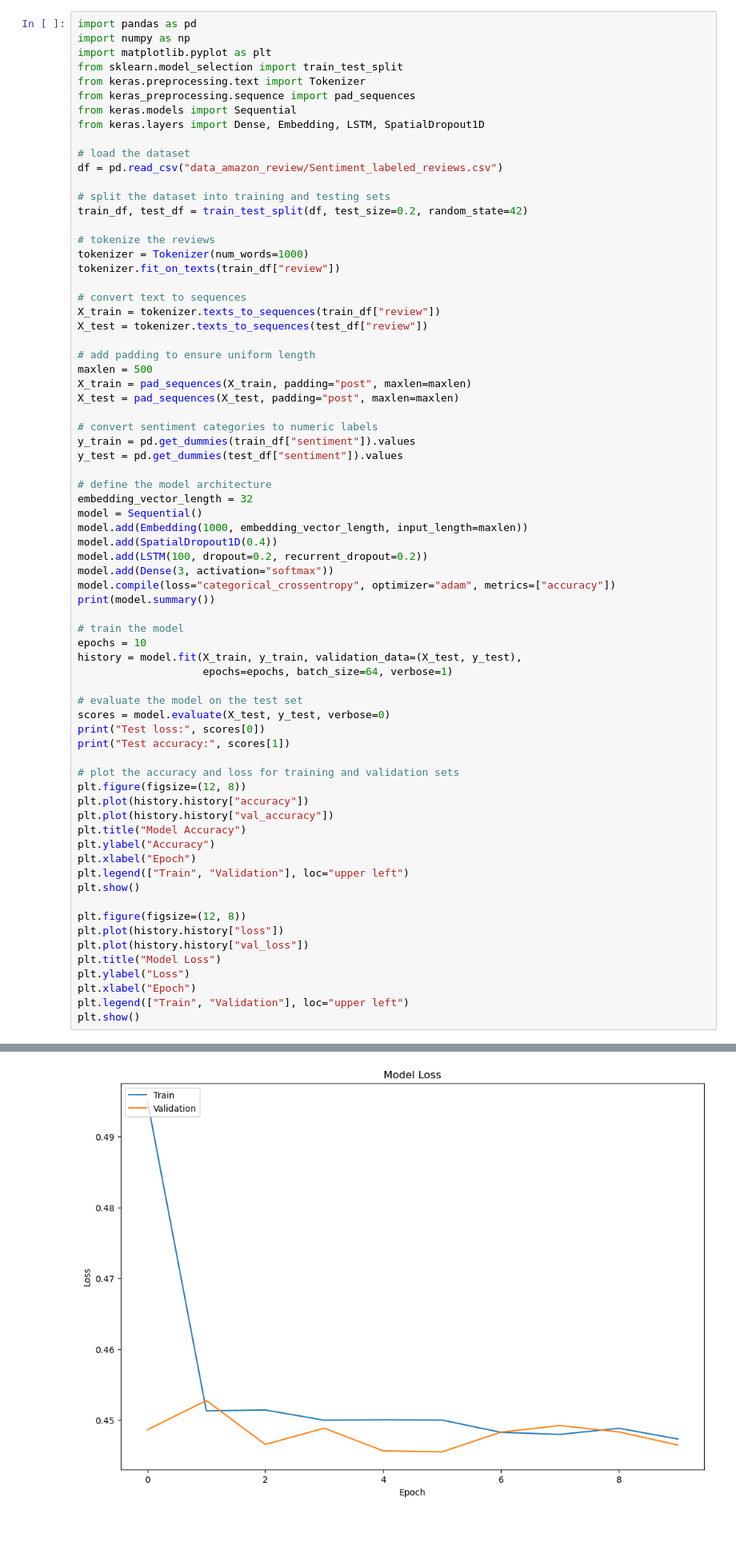
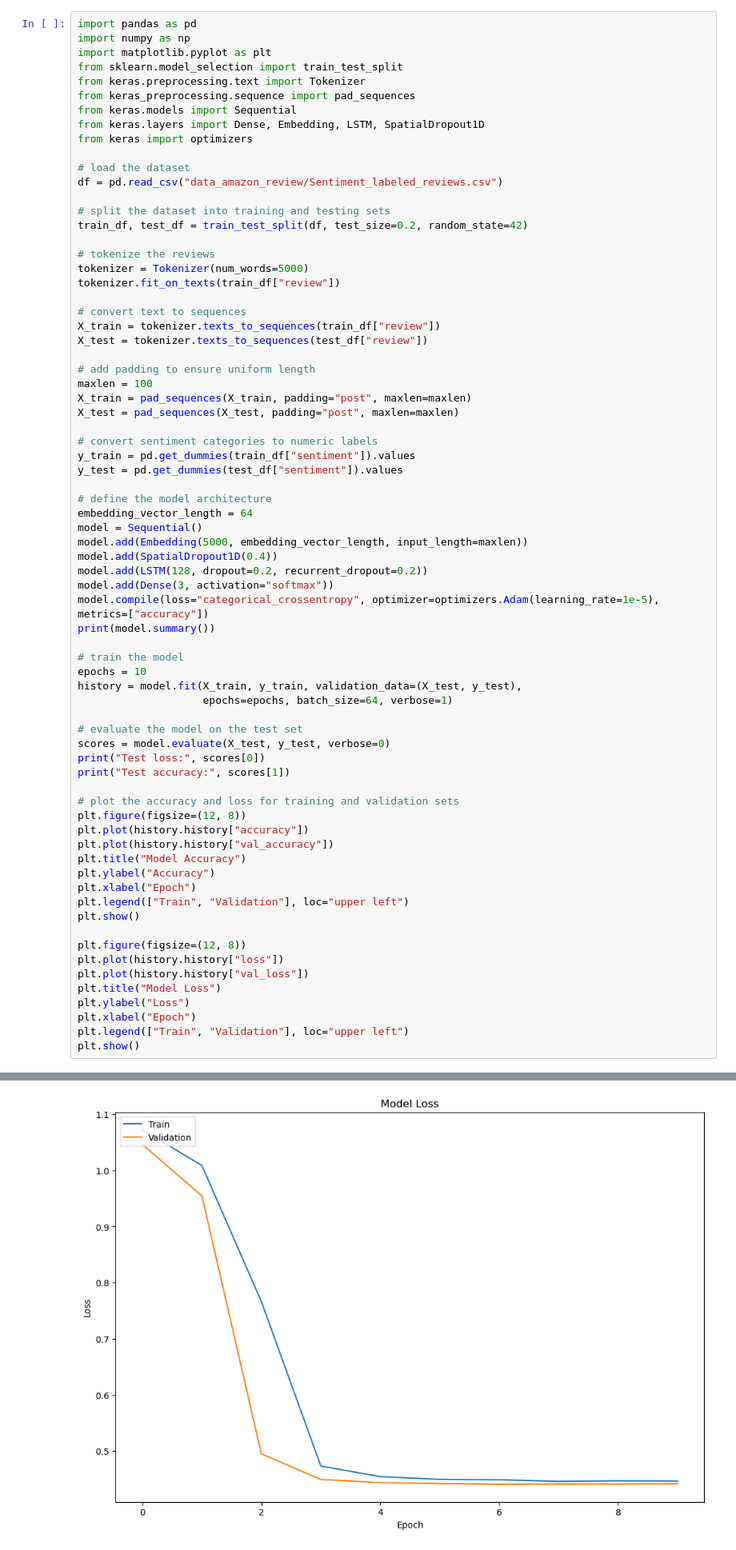
Before and after one commit to Caffretro/Comp7103_Assignment1_data_mining_and_NLP, a Jupyter notebook: sentiment_analysis_LSTM.ipynb, the cells around one changed output, grey strips where cells are left out. Shown at 80% size. Saved outputs shown, nothing was run; the diff lists cells and outputs as text; blank space fills up the shorter version.

Commit message:
saved LSTM results

```diff
--- a/sentiment_analysis_LSTM.ipynb
+++ b/sentiment_analysis_LSTM.ipynb
@@ -7,6 +7,7 @@ from keras.preprocessing.text import Tokenizer
 from keras_preprocessing.sequence import pad_sequences
 from keras.models import Sequential
 from keras.layers import Dense, Embedding, LSTM, SpatialDropout1D
+from keras import optimizers
 
 # load the dataset
 df = pd.read_csv("data_amazon_review/Sentiment_labeled_reviews.csv")
@@ -15,7 +16,7 @@ df = pd.read_csv("data_amazon_review/Sentiment_labeled_reviews.csv")
 train_df, test_df = train_test_split(df, test_size=0.2, random_state=42)
 
 # tokenize the reviews
-tokenizer = Tokenizer(num_words=1000)
+tokenizer = Tokenizer(num_words=5000)
 tokenizer.fit_on_texts(train_df["review"])
 
 # convert text to sequences
@@ -23,7 +24,7 @@ X_train = tokenizer.texts_to_sequences(train_df["review"])
 X_test = tokenizer.texts_to_sequences(test_df["review"])
 
 # add padding to ensure uniform length
-maxlen = 500
+maxlen = 100
 X_train = pad_sequences(X_train, padding="post", maxlen=maxlen)
 X_test = pad_sequences(X_test, padding="post", maxlen=maxlen)
 
@@ -32,13 +33,13 @@ y_train = pd.get_dummies(train_df["sentiment"]).values
 y_test = pd.get_dummies(test_df["sentiment"]).values
 
 # define the model architecture
-embedding_vector_length = 32
+embedding_vector_length = 64
 model = Sequential()
-model.add(Embedding(1000, embedding_vector_length, input_length=maxlen))
+model.add(Embedding(5000, embedding_vector_length, input_length=maxlen))
 model.add(SpatialDropout1D(0.4))
-model.add(LSTM(100, dropout=0.2, recurrent_dropout=0.2))
+model.add(LSTM(128, dropout=0.2, recurrent_dropout=0.2))
 model.add(Dense(3, activation="softmax"))
-model.compile(loss="categorical_crossentropy", optimizer="adam", metrics=["accuracy"])
+model.compile(loss="categorical_crossentropy", optimizer=optimizers.Adam(learning_rate=1e-5), metrics=["accuracy"])
 print(model.summary())
 
 # train the model
@@ -112 +92 @@ Test accuracy: 0.8806624412536621
-[figure, old version]
+[figure, new version]
```
Also changed, not shown: parts of 1 cell of this notebook.
